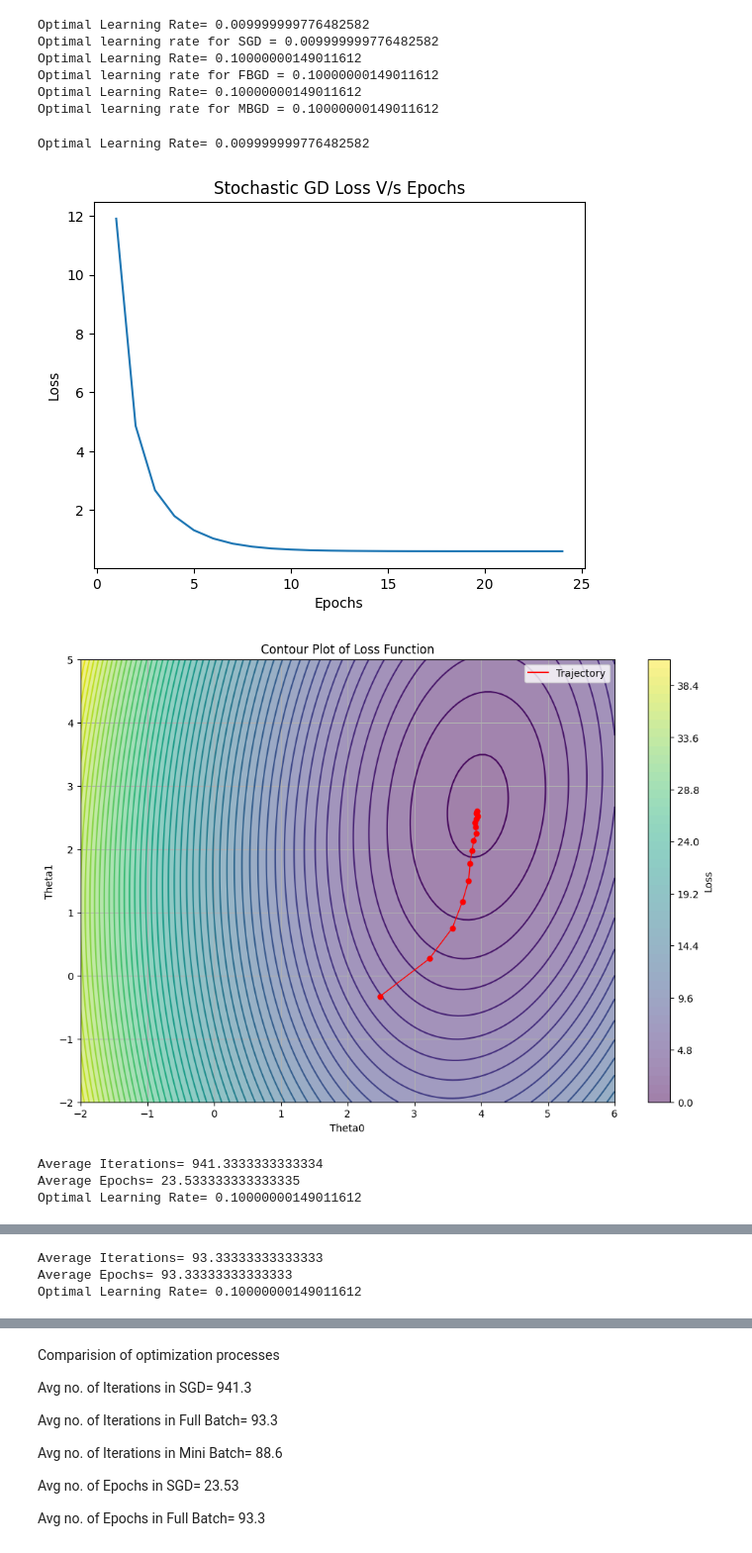
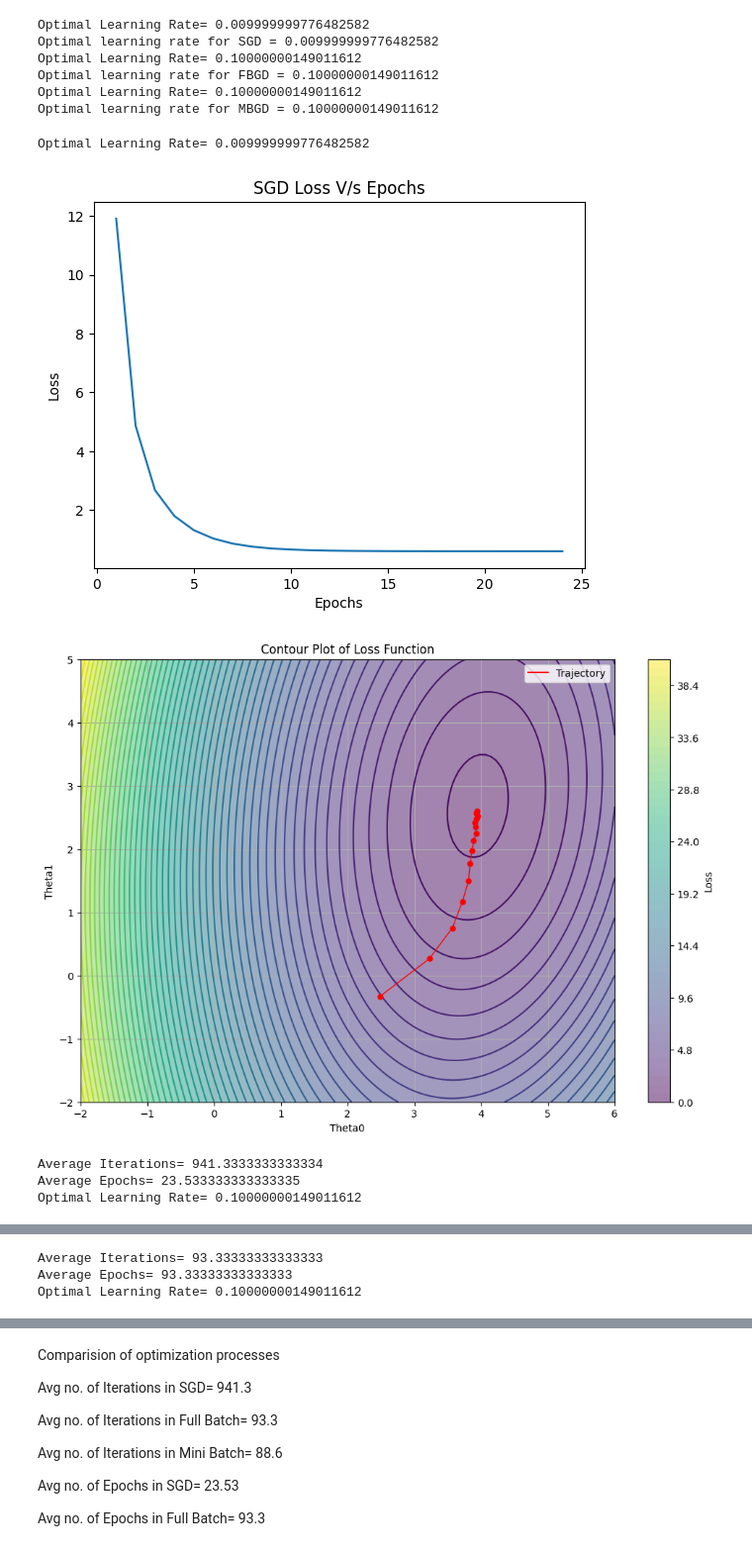
Before and after one commit to Saharsh2k5/ML_ASSIGNMENT_2, a Jupyter notebook: ML_Assignment2_Task1.ipynb, the cells around one changed output, grey strips where cells are left out. Shown at 99% size. Saved outputs shown, nothing was run; the diff lists cells and outputs as text; code cells hidden in the pictures.

```diff
--- a/ML_Assignment2_Task1.ipynb
+++ b/ML_Assignment2_Task1.ipynb
@@ -426,35 +426,35 @@ def plotting_loss_and_contour(x1,y,method):
           if(len(history)<15):
             history.append((Theta0_tensor.item(), Theta1_tensor.item()))
           graphing_loss=previous_loss
           losses_list.append(graphing_loss.detach().numpy())
           previous_loss=avg_loss(Theta0_tensor+Theta1_tensor*X1_shuffled,y_shuffled)
           number_of_epochs+=1
           epoch_count+=1
 
 
   x_axis=np.arange(1,number_of_epochs+1)
   y_axis=(losses_list)
   plt.plot(x_axis,y_axis)
   plt.xlabel('Epochs')
   plt.ylabel('Loss')
-  plt.title('Stochastic GD Loss V/s Epochs')
+  plt.title(f'{method} Loss V/s Epochs')
 
   x1_np = x1
   y_np = Ground_Truth.numpy()
   Theta0_np = Theta0_tensor.item()
   Theta1_np = Theta1_tensor.item()
   X, Y = np.meshgrid(Theta0, Theta1)
   Z = f(X, Y, x1_np, y_np)
   plot_contour(X, Y, Z, filled=True, path=history)
   print("Average Iterations=",iter_count/15)
   print("Average Epochs=",epoch_count/15)
 
 plotting_loss_and_contour(x1,y,'SGD')
 plotting_loss_and_contour(x1,y,'FBGD')
 plotting_loss_and_contour(x1,y,'MBGD')
 # %% [output]
 Optimal Learning Rate= 0.009999999776482582
-[figure, old version]
+[figure, new version]
 [figure]
 Average Iterations= 941.3333333333334
 Average Epochs= 23.533333333333335
```
Also changed, not shown: parts of 3 cells of this notebook.
